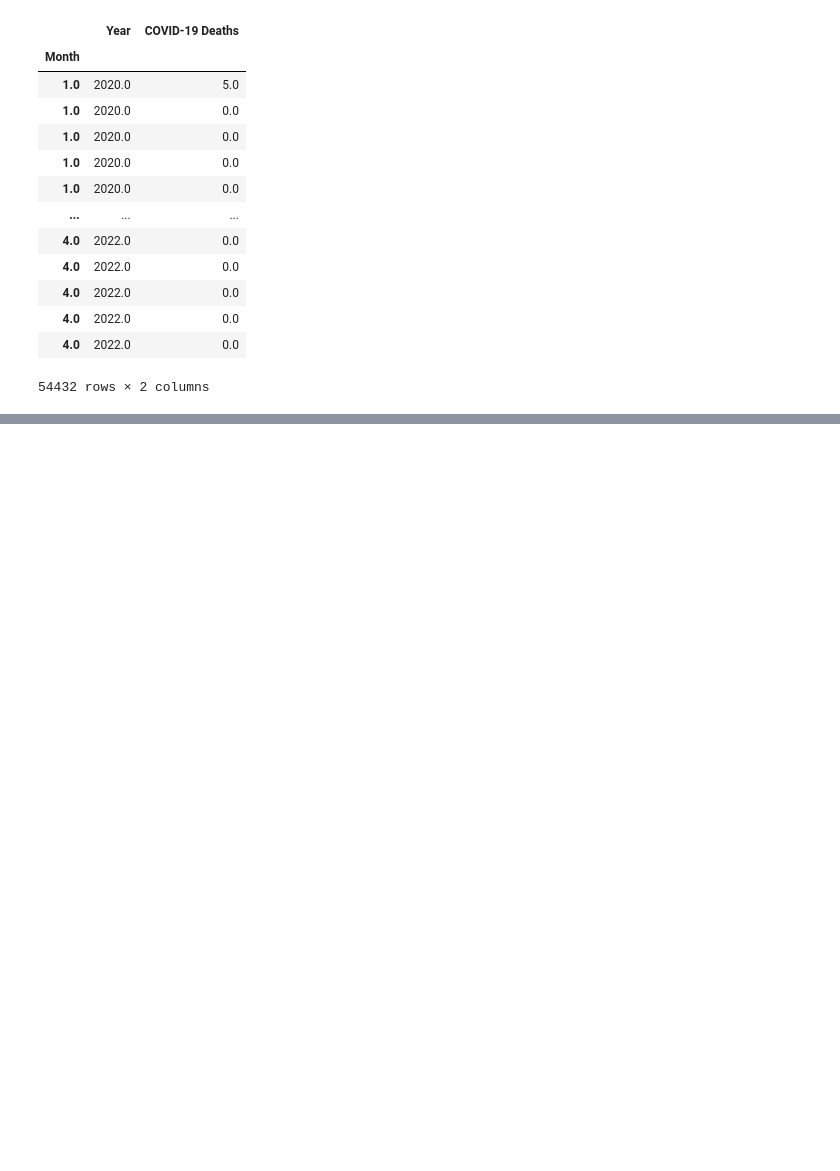
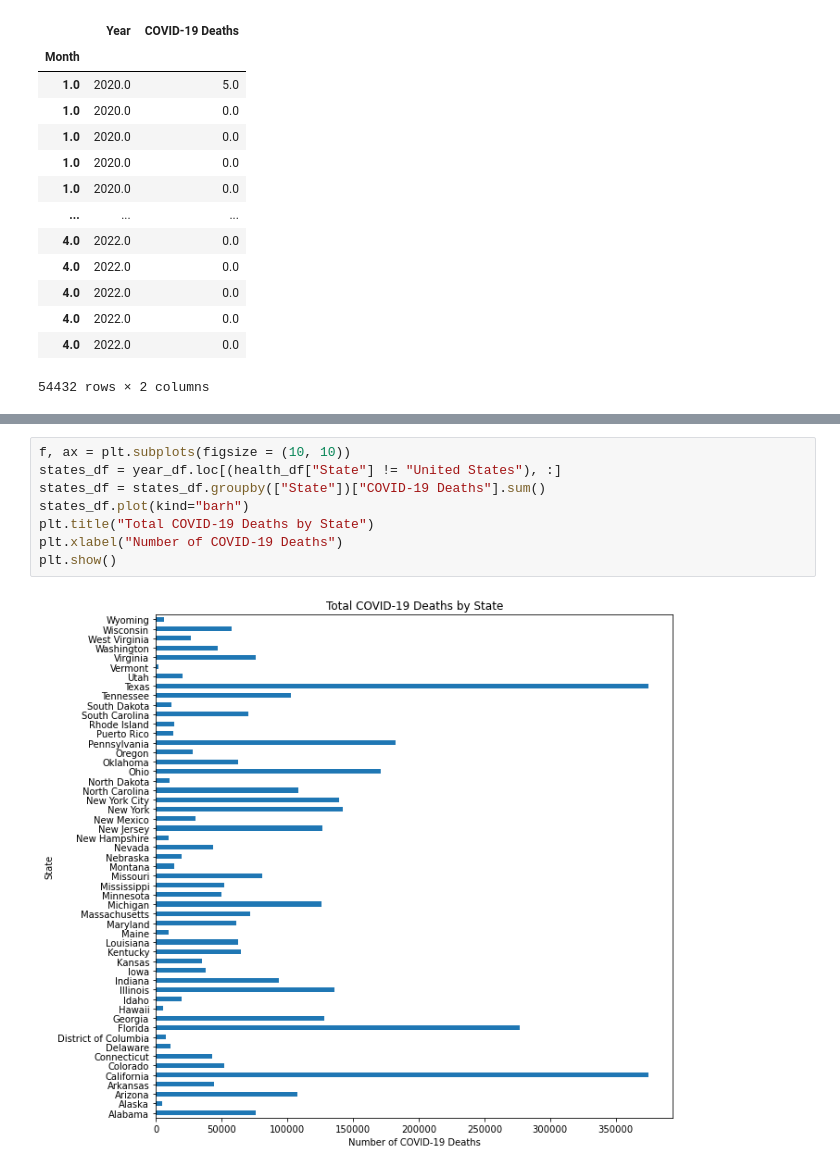
Before and after one commit to valputla/InfectionDataAnalysis, a Jupyter notebook: Lindsey.ipynb, the cells around one changed output, grey strips where cells are left out. Saved outputs shown, nothing was run; the diff lists cells and outputs as text; blank space fills up the shorter version.

```diff
--- a/Lindsey.ipynb
+++ b/Lindsey.ipynb
@@ -198,0 +209,10 @@ plt.show()
+# %%
+f, ax = plt.subplots(figsize = (10, 10))
+states_df = year_df.loc[(health_df["State"] != "United States"), :]
+states_df = states_df.groupby(["State"])["COVID-19 Deaths"].sum()
+states_df.plot(kind="barh")
+plt.title("Total COVID-19 Deaths by State")
+plt.xlabel("Number of COVID-19 Deaths")
+plt.show()
+# %% [output]
+[figure, added]
```
Also changed, not shown: parts of 11 cells of this notebook.
